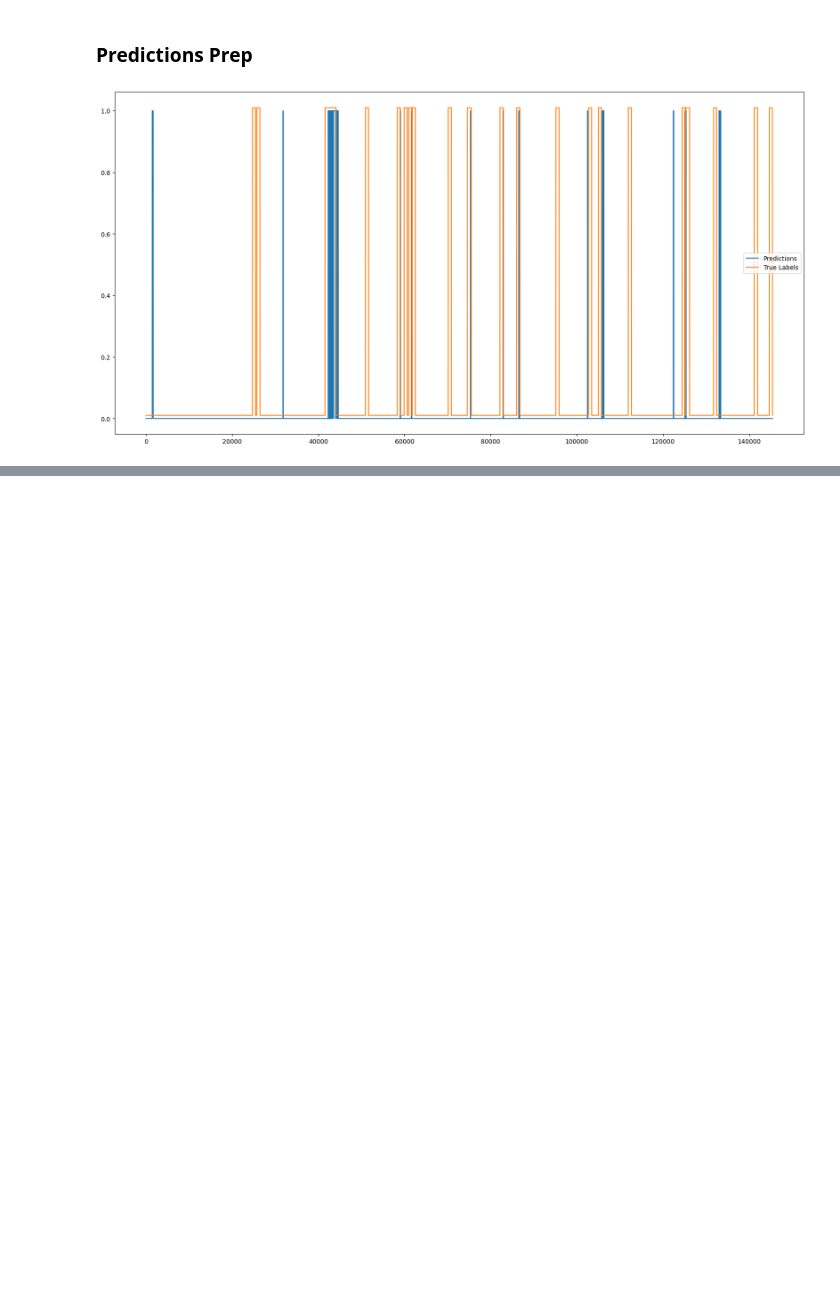
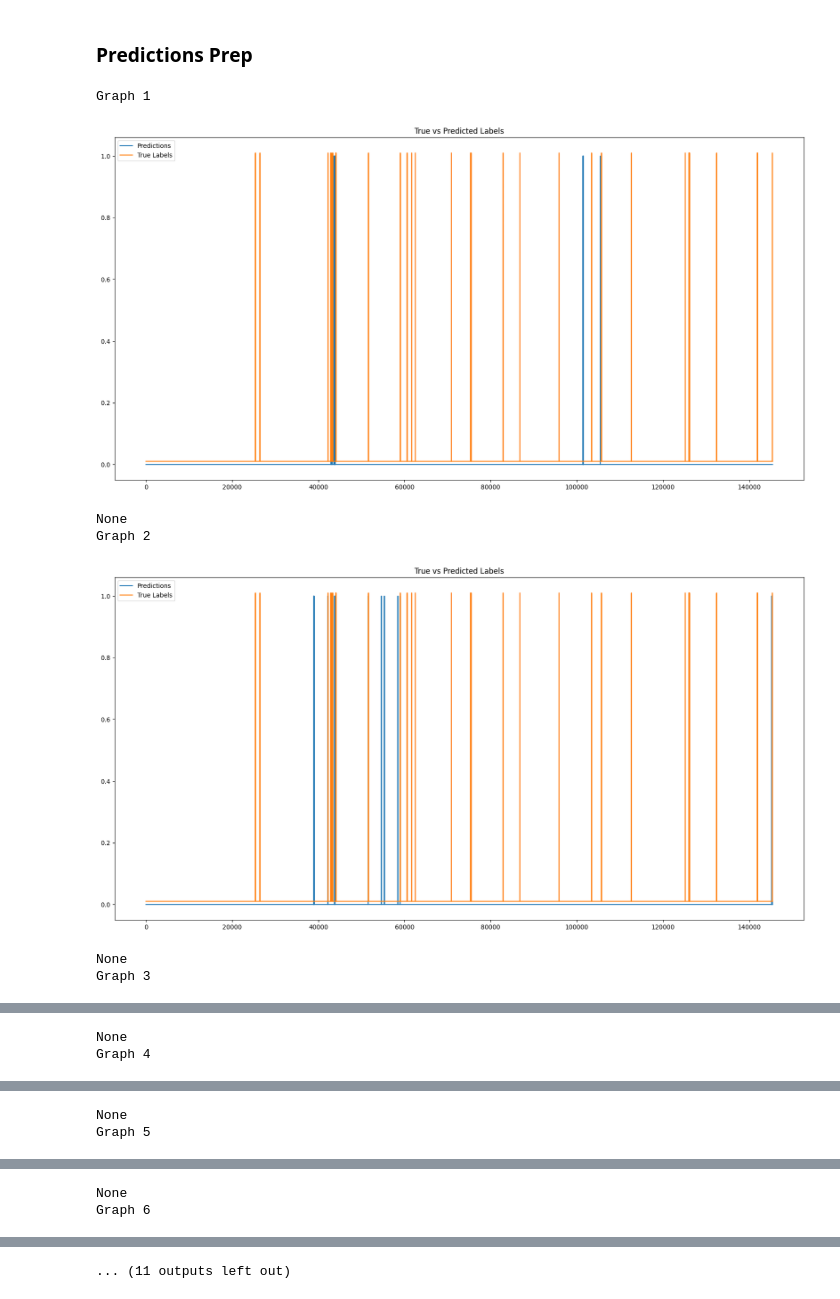
Before and after one commit to Svet0zar/ISIS-Ion-Source-Reliability, a Jupyter notebook: user run preprocessing/StructuredRun.ipynb, the cells around one changed output, grey strips where cells are left out. Cells and saved outputs as stored; diff of their text form; code cells hidden in the pictures; blank space fills up the shorter version.

```diff
--- a/user run preprocessing/StructuredRun.ipynb
+++ b/user run preprocessing/StructuredRun.ipynb
@@ -562,15 +562,27 @@ xg_actual_labels = actual_labels[11:22]
 ln_actual_labels = actual_labels[22:33]
 knn_actual_labels = actual_labels[33:44]
 # %%
-plot_true = ln_actual_labels[9].to_list()
-plot_true = [i+0.01 for i in plot_true]
+def plots_labels(true, predicted, n):
+    plot_true = true[n].to_list()
+    plot_true = [i+0.01 for i in plot_true]
 
-plot_pred = ln_predictions[9].tolist()
+    plot_pred = predicted[n].tolist()
 
-plt.figure(figsize=(20, 10))
-plt.plot(plot_pred, label='Predictions')
-plt.plot(plot_true,label='True Labels')
-plt.legend()
-plt.show()
+    plt.figure(figsize=(20, 10))
+    plt.title('True vs Predicted Labels')
+    plt.plot(plot_pred, label='Predictions')
+    plt.plot(plot_true,label='True Labels')
+    plt.legend()
+    print(plt.show())
-# %% [output]
-[figure, removed]
+# %%
+for i in range(11):
+    print(f"Graph {i+1}")
+    plots_labels(xg_actual_labels, xg_predictions, i)
+# %% [output]
+Graph 1
+[figure, added]
+None
+Graph 2
+[figure, added]
+None
+Graph 3
@@ -576,0 +590,2 @@ plt.show()
+None
+Graph 4
@@ -576,0 +593,2 @@ plt.show()
+None
+Graph 5
@@ -576,0 +596,2 @@ plt.show()
+None
+Graph 6
@@ -576,0 +599 @@ plt.show()
+... (11 outputs left out)
```
Also changed, not shown: parts of 16 cells of this notebook.
